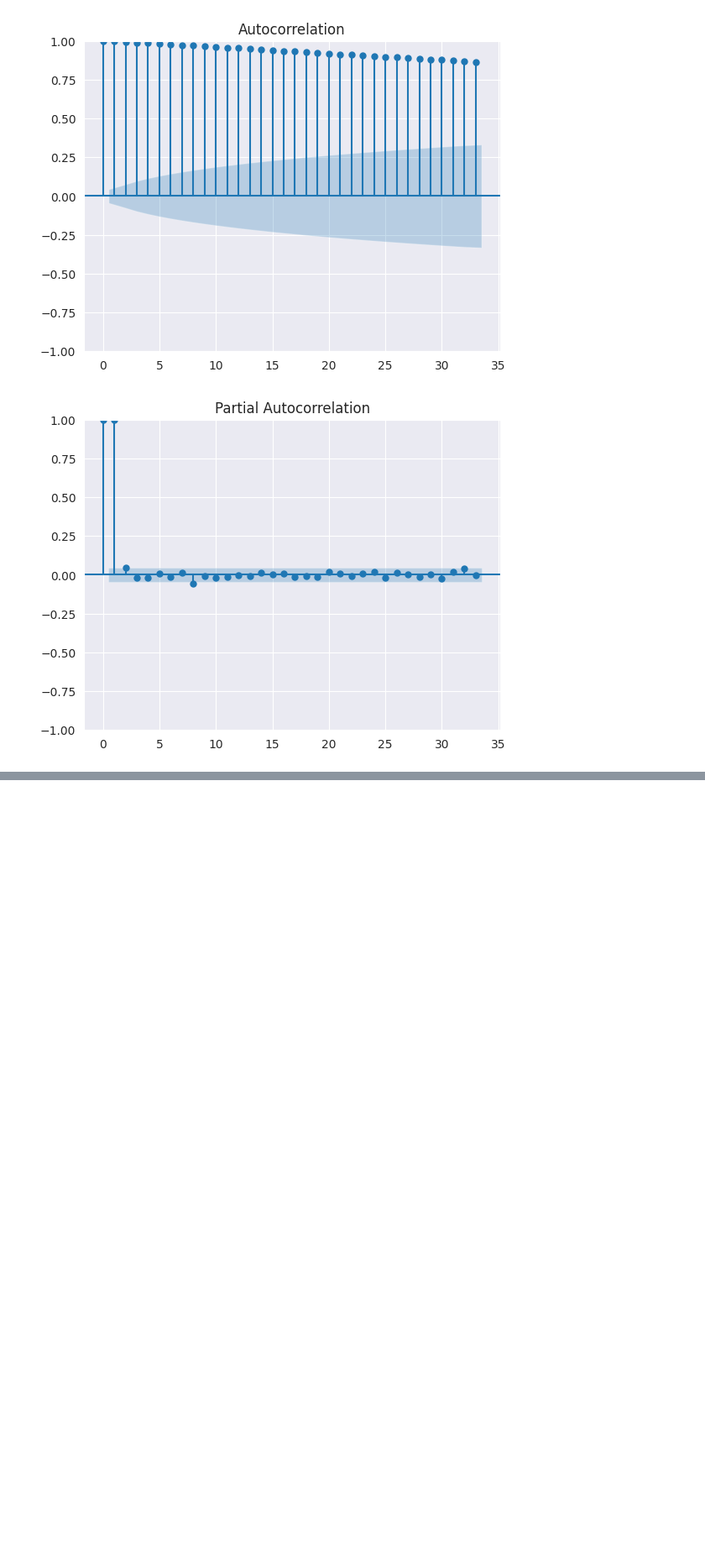
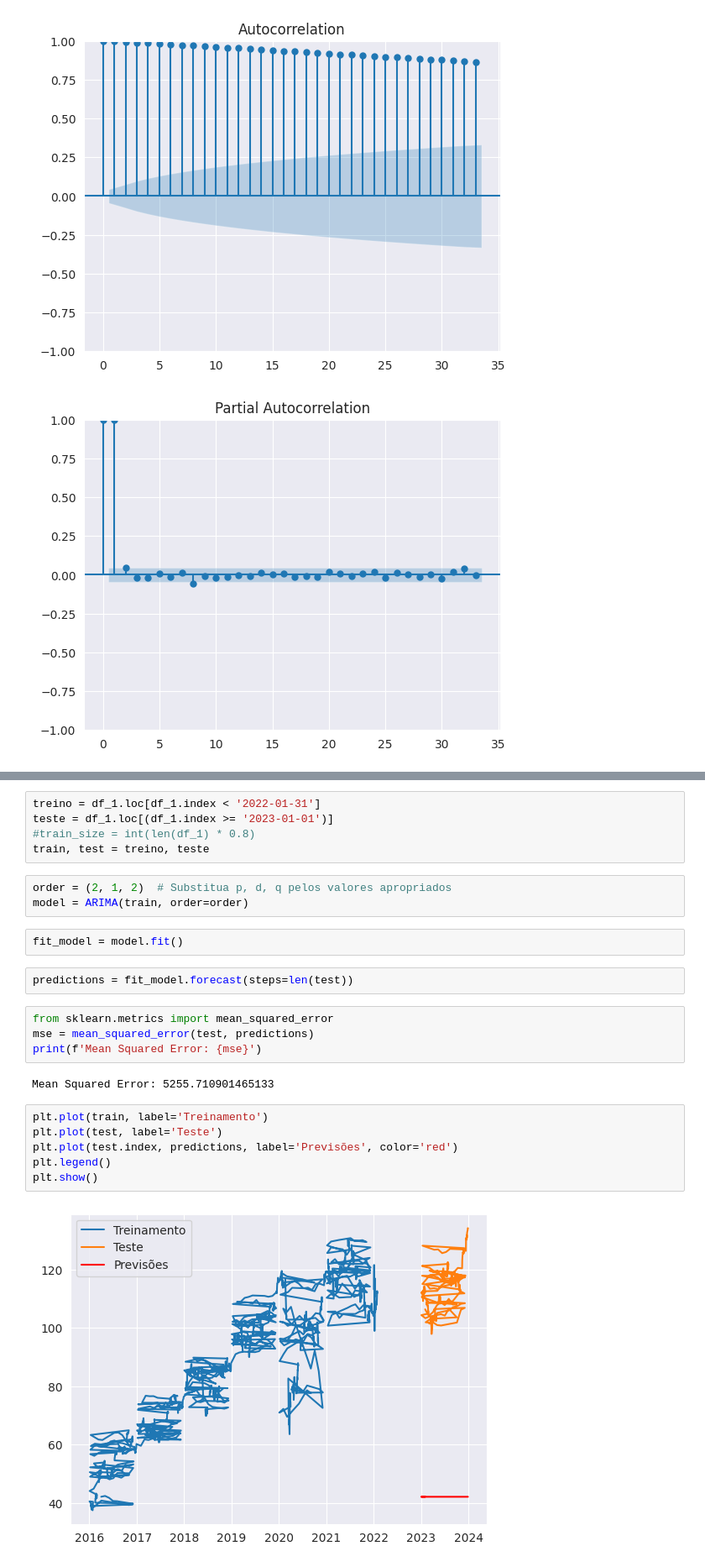
Before and after one commit to thaynnaraluciano/techChallenge2, a Jupyter notebook: TechChallenge_8anos.ipynb, the cells around one changed output, grey strips where cells are left out. Shown at 84% size. Drawn from its saved outputs; the diff is of its cells as text; blank space fills up the shorter version.

Commit message:
training ARIMA and PROPHET

```diff
--- a/TechChallenge_8anos.ipynb
+++ b/TechChallenge_8anos.ipynb
@@ -472,0 +540,26 @@ plt.show()
+# %%
+treino = df_1.loc[df_1.index < '2022-01-31']
+teste = df_1.loc[(df_1.index >= '2023-01-01')]
+#train_size = int(len(df_1) * 0.8)
+train, test = treino, teste
+# %%
+order = (2, 1, 2)  # Substitua p, d, q pelos valores apropriados
+model = ARIMA(train, order=order)
+# %%
+fit_model = model.fit()
+# %%
+predictions = fit_model.forecast(steps=len(test))
+# %%
+from sklearn.metrics import mean_squared_error
+mse = mean_squared_error(test, predictions)
+print(f'Mean Squared Error: {mse}')
+# %% [output]
+Mean Squared Error: 5255.710901465133
+# %%
+plt.plot(train, label='Treinamento')
+plt.plot(test, label='Teste')
+plt.plot(test.index, predictions, label='Previsões', color='red')
+plt.legend()
+plt.show()
+# %% [output]
+[figure, added]
```
Also changed, not shown: parts of 36 cells of this notebook.
